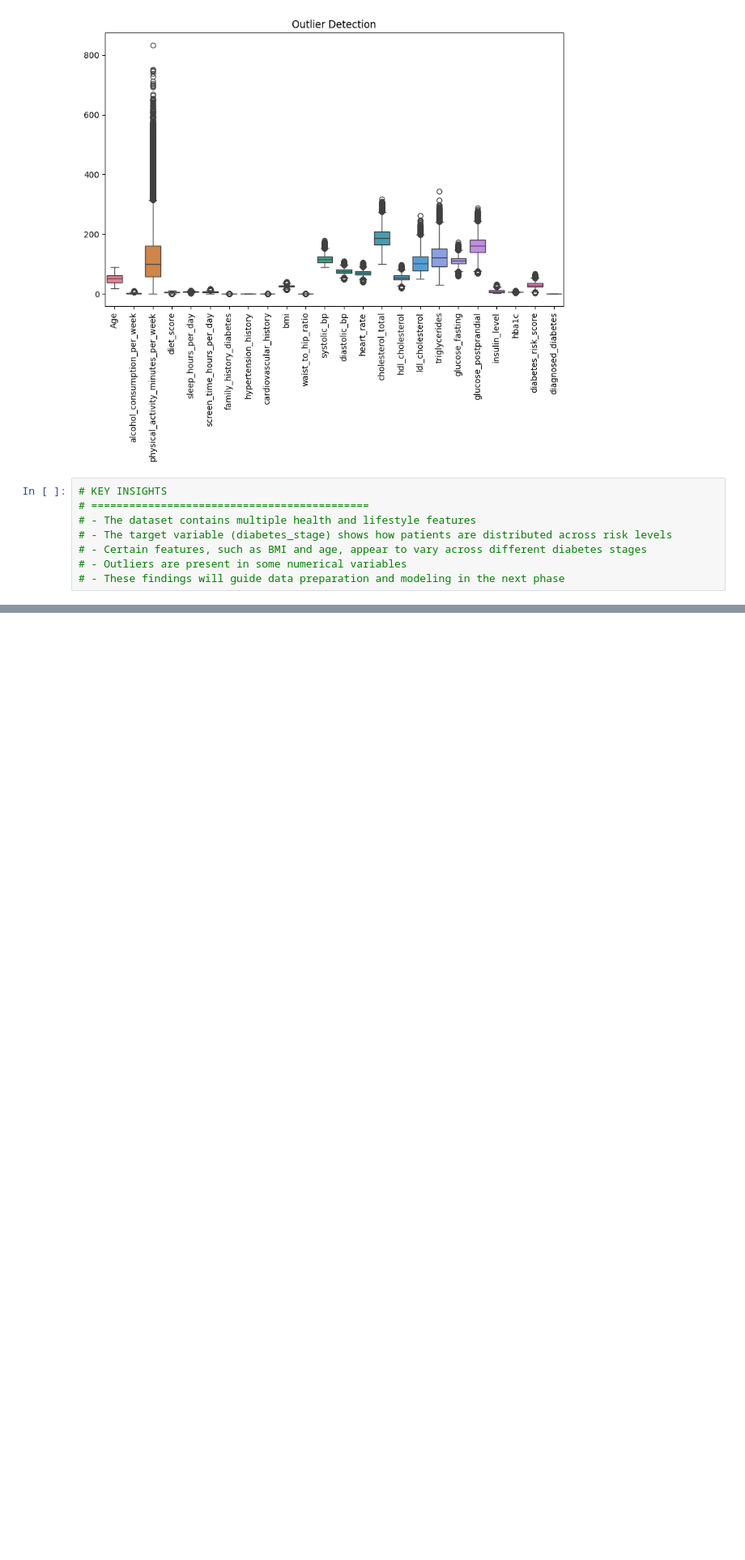
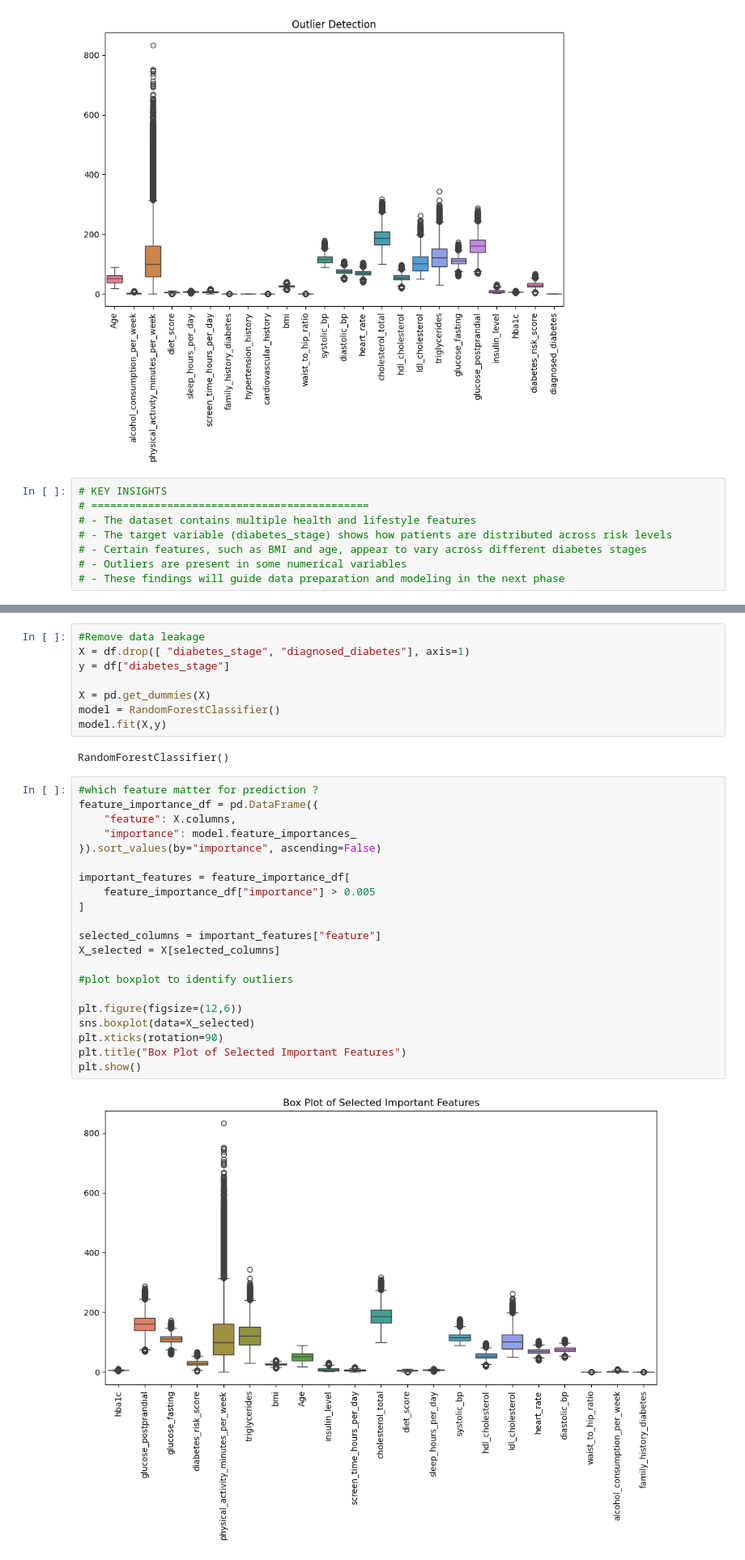
Before and after one commit to daneetjie/BC_Analytics, a Jupyter notebook: Data Understanding.ipynb, the cells around one changed output, grey strips where cells are left out. Shown at 81% size. Cells and saved outputs as stored; diff of their text form; blank space fills up the shorter version.

Commit message:
Data preprocessing is done

```diff
--- a/Data Understanding.ipynb
+++ b/Data Understanding.ipynb
@@ -192,0 +259,33 @@ plt.show()
+# %%
+#Remove data leakage
+X = df.drop([ "diabetes_stage", "diagnosed_diabetes"], axis=1)
+y = df["diabetes_stage"]
+
+X = pd.get_dummies(X)
+model = RandomForestClassifier()
+model.fit(X,y)
+# %% [output]
+RandomForestClassifier()
+# %%
+#which feature matter for prediction ?
+feature_importance_df = pd.DataFrame({
+    "feature": X.columns,
+    "importance": model.feature_importances_
+}).sort_values(by="importance", ascending=False)
+
+important_features = feature_importance_df[
+    feature_importance_df["importance"] > 0.005
+]
+
+selected_columns = important_features["feature"]
+X_selected = X[selected_columns]
+
+#plot boxplot to identify outliers
+
+plt.figure(figsize=(12,6))
+sns.boxplot(data=X_selected)
+plt.xticks(rotation=90)
+plt.title("Box Plot of Selected Important Features")
+plt.show()
+# %% [output]
+[figure, added]
```
Also changed, not shown: parts of 13 cells of this notebook.
